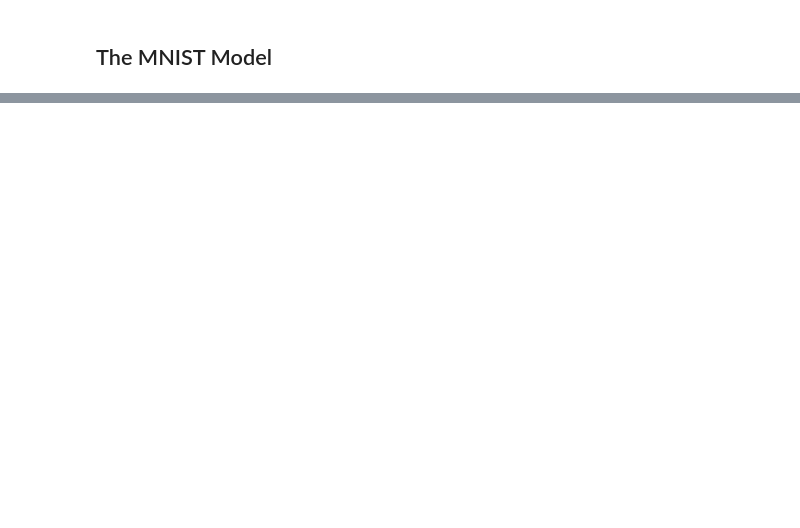
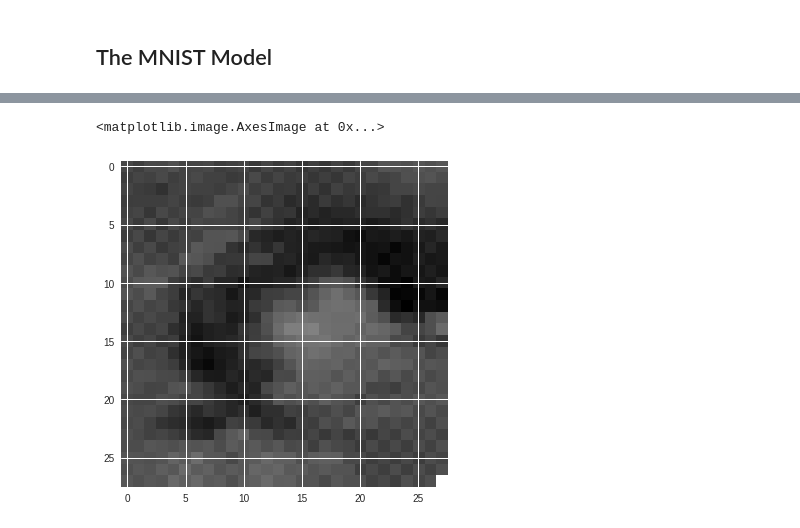
Before and after one commit to soumendra/cnn-visualisation, a Jupyter notebook: notebooks/visualising_and_Interpreting_cnns_workbook.ipynb, the cells around one changed output, grey strips where cells are left out. Saved outputs shown, nothing was run; the diff lists cells and outputs as text; code cells hidden in the pictures; blank space fills up the shorter version.

```diff
--- a/notebooks/visualising_and_Interpreting_cnns_workbook.ipynb
+++ b/notebooks/visualising_and_Interpreting_cnns_workbook.ipynb
@@ -106,0 +164,24 @@ Test accuracy: 0.9903
+# %%
+from vis.visualization import visualize_activation
+from vis.utils import utils
+from keras import activations
+
+from matplotlib import pyplot as plt
+%matplotlib inline
+plt.rcParams['figure.figsize'] = (18, 6)
+
+# Utility to search for layer index by name.
+# Alternatively we can specify this as -1 since it corresponds to the last layer.
+layer_idx = utils.find_layer_idx(model, 'preds')
+
+# Swap softmax with linear
+model.layers[layer_idx].activation = activations.linear
+model = utils.apply_modifications(model)
+
+# This is the output node we want to maximize.
+filter_idx = 0
+img = visualize_activation(model, layer_idx, filter_indices=filter_idx)
+plt.imshow(img[..., 0])
+# %% [output]
+<matplotlib.image.AxesImage at 0x...>
+[figure, added]
```
Also changed, not shown: parts of 10 cells of this notebook.
